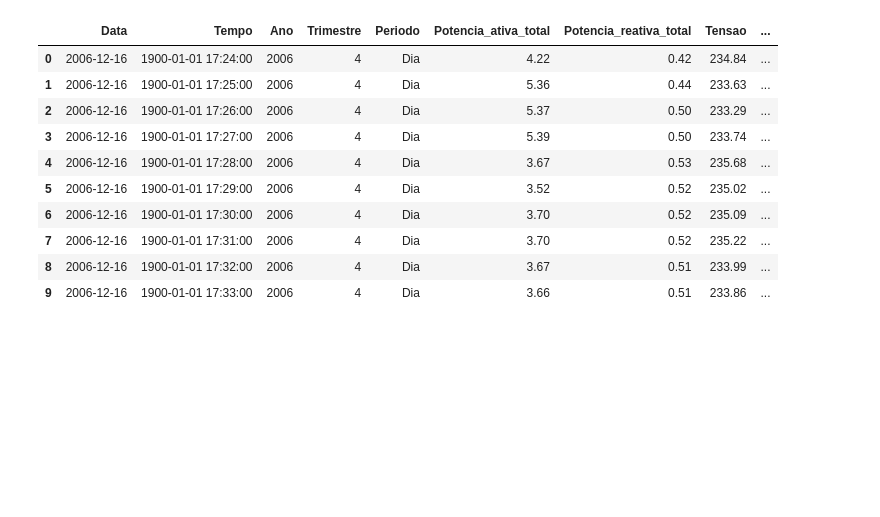
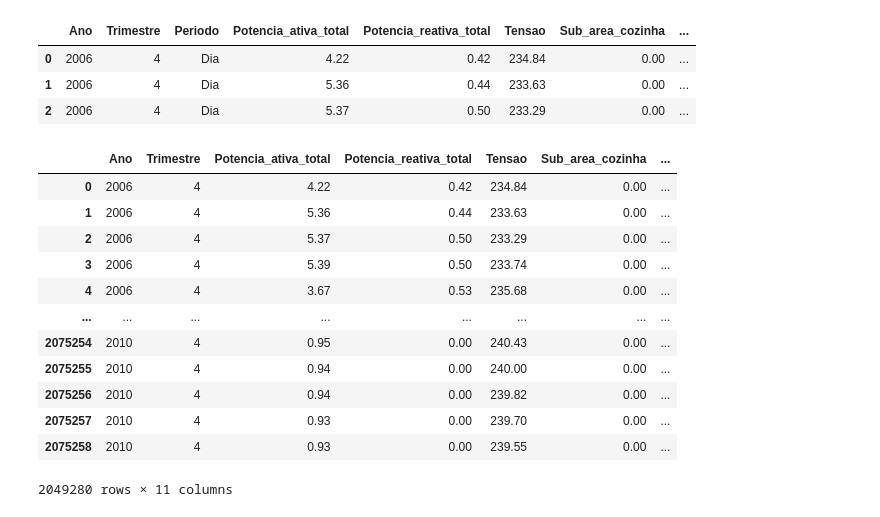
Before and after one commit to rochamarcio/ELETRICIDADE, a Jupyter notebook: src/model/elet_model.ipynb, the cells around one changed output. Drawn from its saved outputs; the diff is of its cells as text; code cells hidden in the pictures; blank space fills up the shorter version.

```diff
--- a/src/model/elet_model.ipynb
+++ b/src/model/elet_model.ipynb
@@ -3,16 +12,26 @@ from Elet_prep import preprocessing
 # %%
 df = preprocessing()
 # %%
-df.head(10)
+df.head(3)
 # %% [output]
-|  | Data | Tempo | Ano | Trimestre | Periodo | Potencia_ativa_total | Potencia_reativa_total | Tensao | ... |
-| 0 | 2006-12-16 | 1900-01-01 17:24:00 | 2006 | 4 | Dia | 4.22 | 0.42 | 234.84 | ... |
-| 1 | 2006-12-16 | 1900-01-01 17:25:00 | 2006 | 4 | Dia | 5.36 | 0.44 | 233.63 | ... |
-| 2 | 2006-12-16 | 1900-01-01 17:26:00 | 2006 | 4 | Dia | 5.37 | 0.50 | 233.29 | ... |
-| 3 | 2006-12-16 | 1900-01-01 17:27:00 | 2006 | 4 | Dia | 5.39 | 0.50 | 233.74 | ... |
-| 4 | 2006-12-16 | 1900-01-01 17:28:00 | 2006 | 4 | Dia | 3.67 | 0.53 | 235.68 | ... |
-| 5 | 2006-12-16 | 1900-01-01 17:29:00 | 2006 | 4 | Dia | 3.52 | 0.52 | 235.02 | ... |
-| 6 | 2006-12-16 | 1900-01-01 17:30:00 | 2006 | 4 | Dia | 3.70 | 0.52 | 235.09 | ... |
-| 7 | 2006-12-16 | 1900-01-01 17:31:00 | 2006 | 4 | Dia | 3.70 | 0.52 | 235.22 | ... |
-| 8 | 2006-12-16 | 1900-01-01 17:32:00 | 2006 | 4 | Dia | 3.67 | 0.51 | 233.99 | ... |
-| 9 | 2006-12-16 | 1900-01-01 17:33:00 | 2006 | 4 | Dia | 3.66 | 0.51 | 233.86 | ... |
+|  | Ano | Trimestre | Periodo | Potencia_ativa_total | Potencia_reativa_total | Tensao | Sub_area_cozinha | ... |
+| 0 | 2006 | 4 | Dia | 4.22 | 0.42 | 234.84 | 0.00 | ... |
+| 1 | 2006 | 4 | Dia | 5.36 | 0.44 | 233.63 | 0.00 | ... |
+| 2 | 2006 | 4 | Dia | 5.37 | 0.50 | 233.29 | 0.00 | ... |
+# %%
+df_model = pd.get_dummies(df,columns=['Periodo'])
+df_model
+# %% [output]
+|  | Ano | Trimestre | Potencia_ativa_total | Potencia_reativa_total | Tensao | Sub_area_cozinha | ... |
+| 0 | 2006 | 4 | 4.22 | 0.42 | 234.84 | 0.00 | ... |
+| 1 | 2006 | 4 | 5.36 | 0.44 | 233.63 | 0.00 | ... |
+| 2 | 2006 | 4 | 5.37 | 0.50 | 233.29 | 0.00 | ... |
+| 3 | 2006 | 4 | 5.39 | 0.50 | 233.74 | 0.00 | ... |
+| 4 | 2006 | 4 | 3.67 | 0.53 | 235.68 | 0.00 | ... |
+| ... | ... | ... | ... | ... | ... | ... | ... |
+| 2075254 | 2010 | 4 | 0.95 | 0.00 | 240.43 | 0.00 | ... |
+| 2075255 | 2010 | 4 | 0.94 | 0.00 | 240.00 | 0.00 | ... |
+| 2075256 | 2010 | 4 | 0.94 | 0.00 | 239.82 | 0.00 | ... |
+| 2075257 | 2010 | 4 | 0.93 | 0.00 | 239.70 | 0.00 | ... |
+| 2075258 | 2010 | 4 | 0.93 | 0.00 | 239.55 | 0.00 | ... |
+2049280 rows × 11 columns
```
Also changed, not shown: parts of 31 cells of this notebook, 2 other files.
